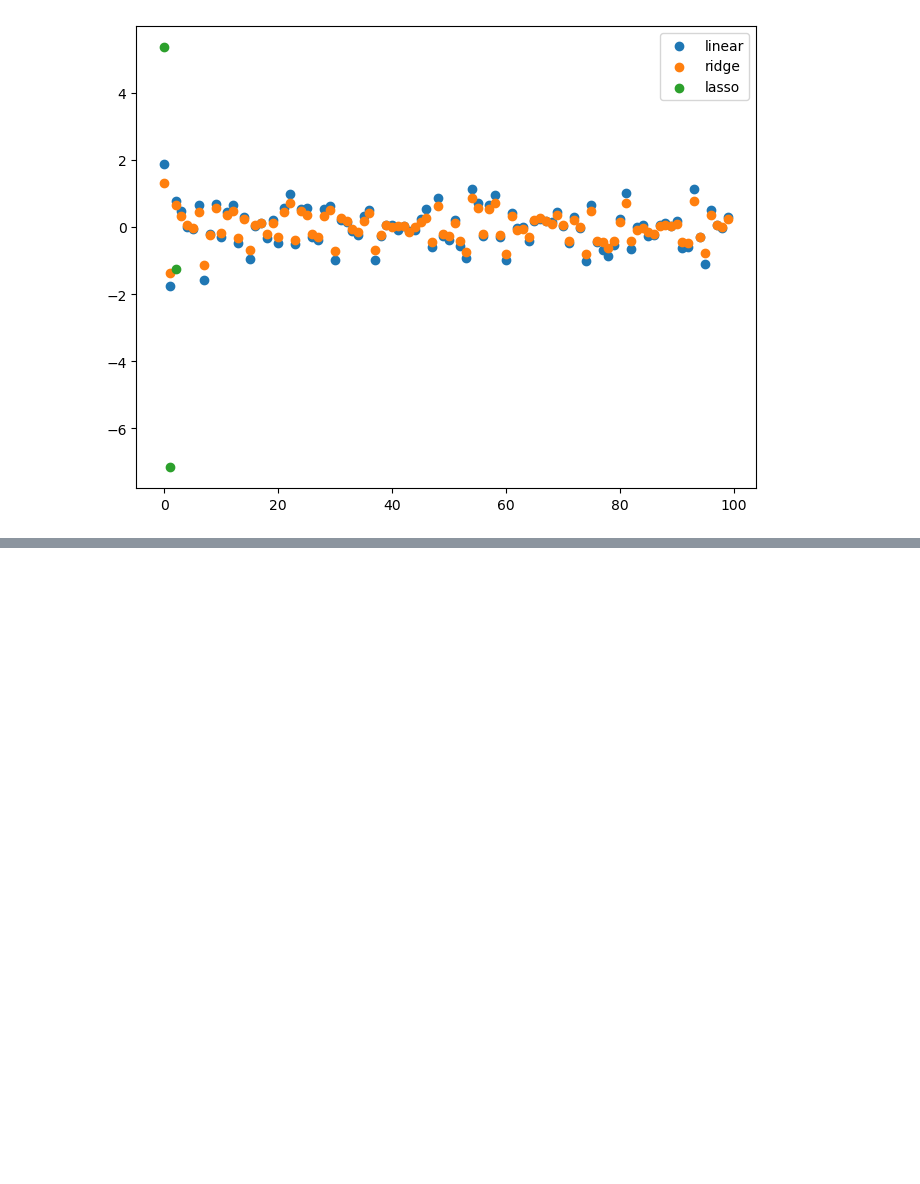
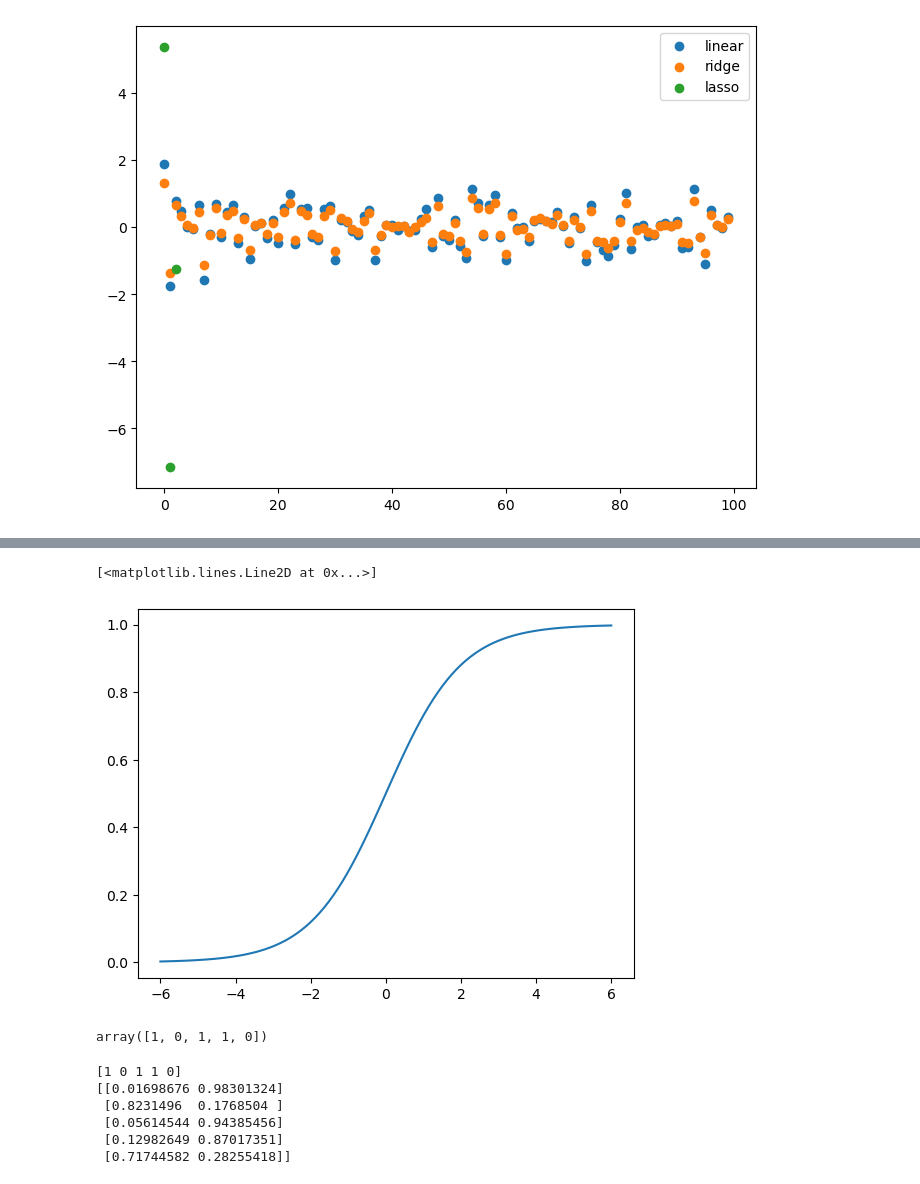
Before and after one commit to Jihun105/hun, a Jupyter notebook: machinelearning/day04/001.ipynb, the cells around one changed output, grey strips where cells are left out. Drawn from its saved outputs; the diff is of its cells as text; code cells hidden in the pictures; blank space fills up the shorter version.

```diff
--- a/machinelearning/day04/001.ipynb
+++ b/machinelearning/day04/001.ipynb
@@ -260,0 +269,38 @@ IndexError: too many indices for array: array is 2-dimensional, but 3 were index
+# %%
+# 로지스틱회귀  -> 분류모델
+import matplotlib.pylab as plt
+lim = 6
+t = np.linspace(-lim, lim, 100)
+sig = 1 / (1+np.exp(-t))
+plt.plot(t,sig)
+# %% [output]
+[<matplotlib.lines.Line2D at 0x...>]
+[figure, added]
+# %%
+from sklearn.linear_model import LogisticRegression
+from sklearn.datasets import make_classification
+x, y = make_classification(
+    n_samples=1000,
+    n_features=20,
+    # n_informative=  # 실제로 중요한 feature
+    # n_redundant=  # informative 조합으로 만든 feature
+    n_classes=2,
+    random_state=42
+)
+y[:5]
+# %% [output]
+array([1, 0, 1, 1, 0])
+# %%
+logistic = LogisticRegression()
+logistic.fit(x,y)
+y_pred = logistic.predict(x[:5])
+print(y_pred)
+y_pred_proba = logistic.predict_proba(x[:5])
+print(y_pred_proba)
+# %% [output]
+[1 0 1 1 0]
+[[0.01698676 0.98301324]
+ [0.8231496  0.1768504 ]
+ [0.05614544 0.94385456]
+ [0.12982649 0.87017351]
+ [0.71744582 0.28255418]]
```
Also changed, not shown: parts of 2 cells of this notebook, 6 other files.
